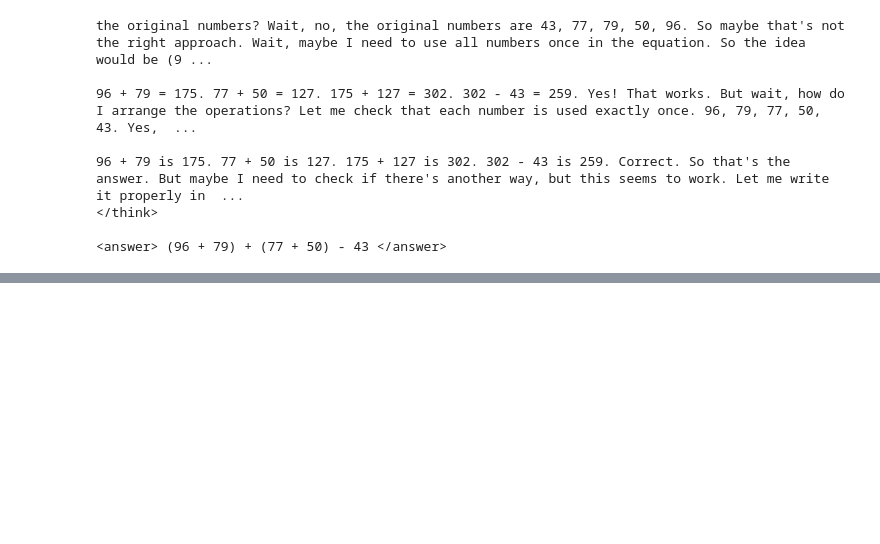
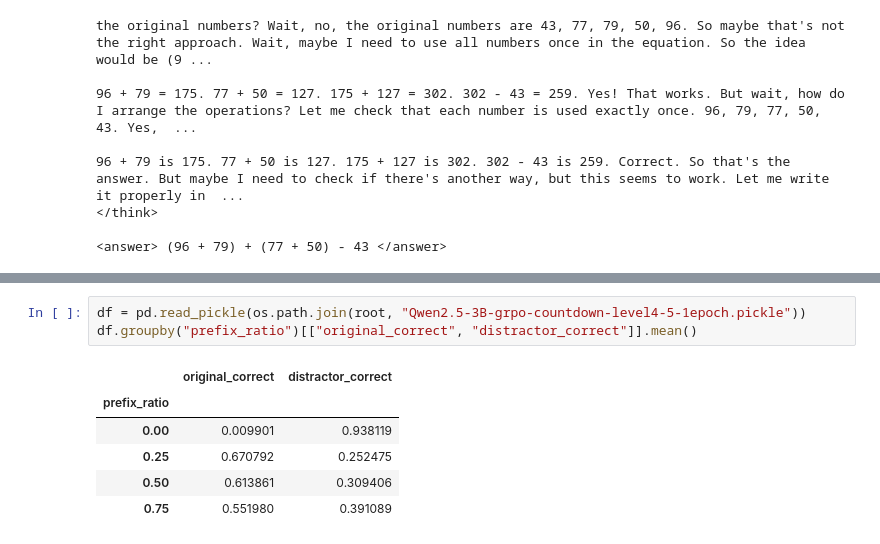
Before and after one commit to Aochong-Li/One-Shot-RLVR, a Jupyter notebook: notebook/countdown.ipynb, the cells around one changed output, grey strips where cells are left out. Saved outputs shown, nothing was run; the diff lists cells and outputs as text; blank space fills up the shorter version.

```diff
--- a/notebook/countdown.ipynb
+++ b/notebook/countdown.ipynb
@@ -242,0 +219,10 @@ the original numbers? Wait, no, the original numbers are 43, 77, 79, 50, 96. So
+# %%
+df = pd.read_pickle(os.path.join(root, "Qwen2.5-3B-grpo-countdown-level4-5-1epoch.pickle"))
+df.groupby("prefix_ratio")[["original_correct", "distractor_correct"]].mean()
+# %% [output]
+|  | original_correct | distractor_correct |
+| prefix_ratio |  |  |
+| 0.00 | 0.009901 | 0.938119 |
+| 0.25 | 0.670792 | 0.252475 |
+| 0.50 | 0.613861 | 0.309406 |
+| 0.75 | 0.551980 | 0.391089 |
```
Also changed, not shown: parts of 20 cells of this notebook, 38 other files.
